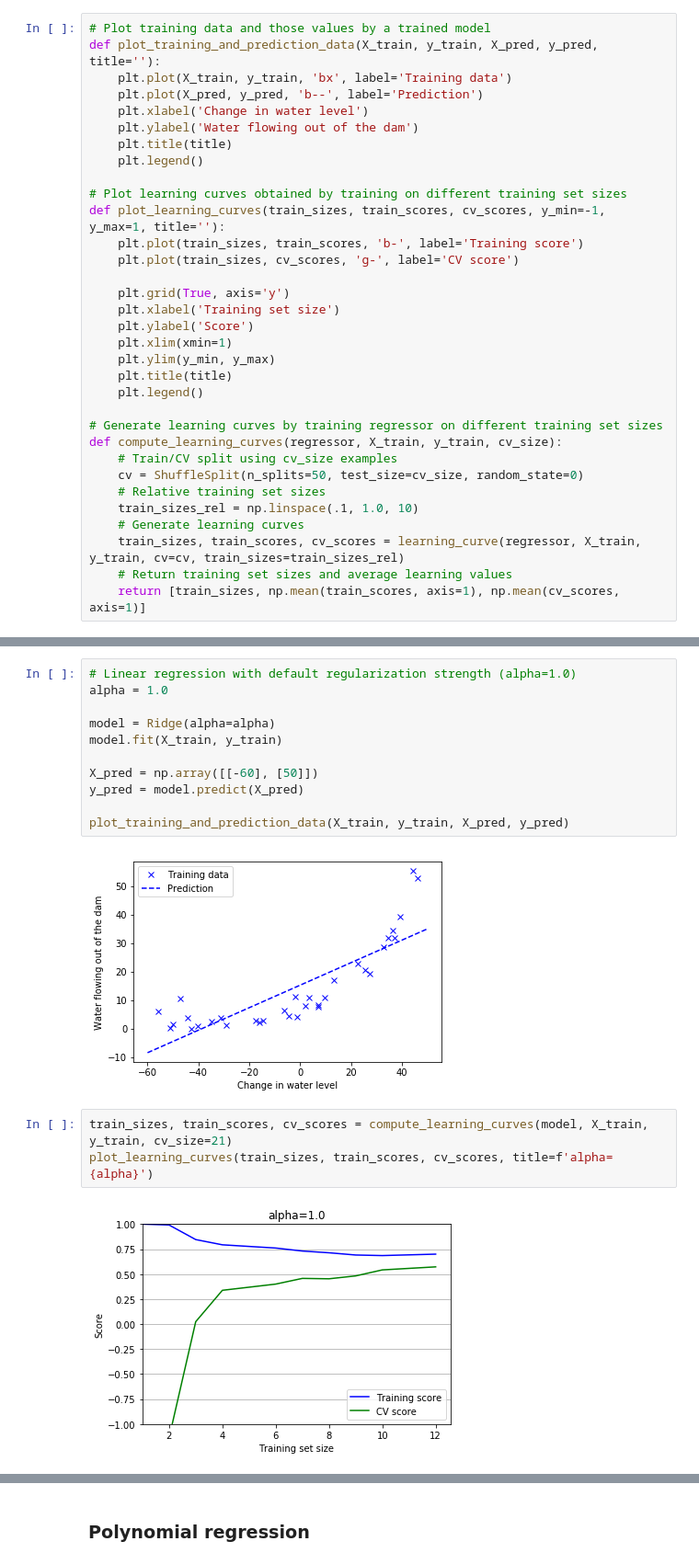
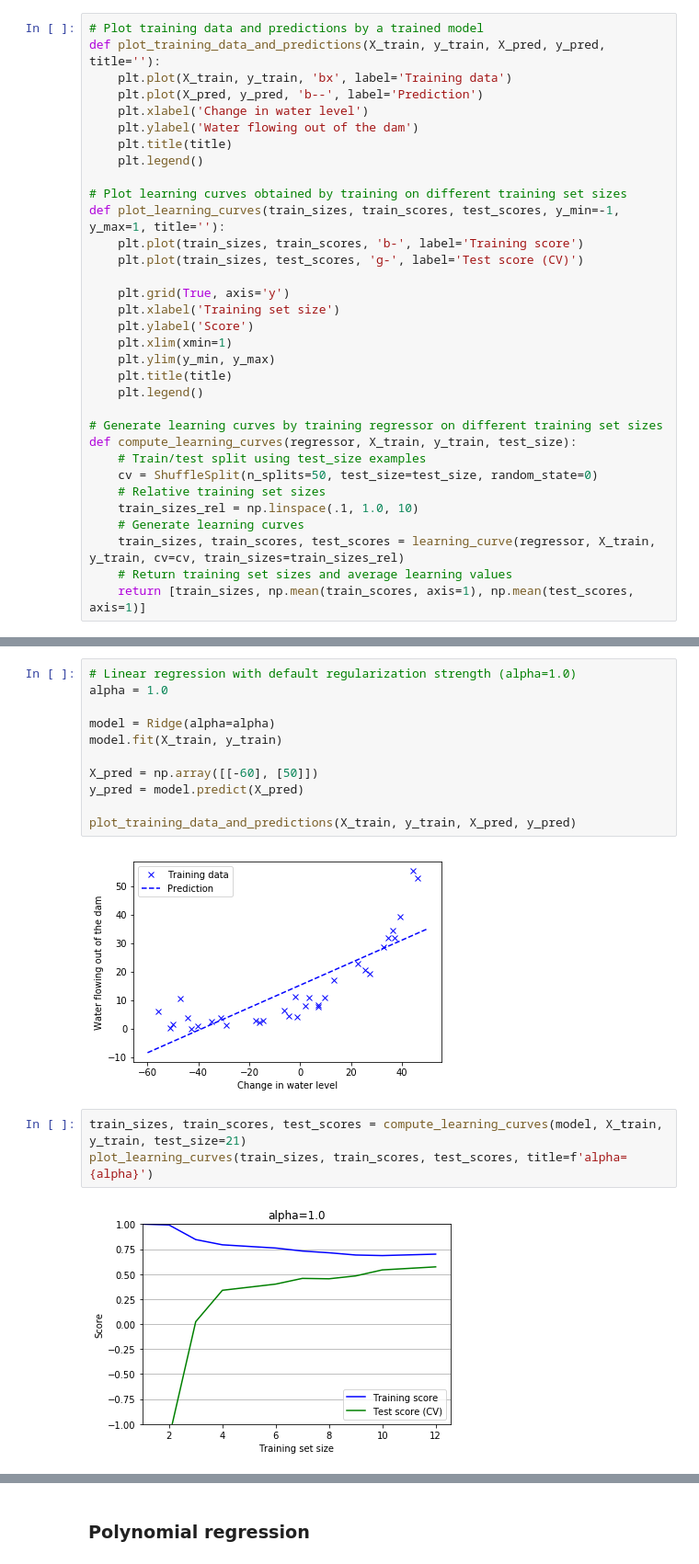
Before and after one commit to krasserm/machine-learning-notebooks, a Jupyter notebook: ml-ex5.ipynb, the cells around one changed output, grey strips where cells are left out. Shown at 92% size. Saved outputs shown, nothing was run; the diff lists cells and outputs as text.

```diff
--- a/ml-ex5.ipynb
+++ b/ml-ex5.ipynb
@@ -79,8 +79,8 @@ plt.legend()
 # %% [markdown]
 ### Utility functions
 # %%
-# Plot training data and those values by a trained model
-def plot_training_and_prediction_data(X_train, y_train, X_pred, y_pred, title=''):
+# Plot training data and predictions by a trained model
+def plot_training_data_and_predictions(X_train, y_train, X_pred, y_pred, title=''):
     plt.plot(X_train, y_train, 'bx', label='Training data')
     plt.plot(X_pred, y_pred, 'b--', label='Prediction')
     plt.xlabel('Change in water level')
@@ -89,9 +89,9 @@ def plot_training_and_prediction_data(X_train, y_train, X_pred, y_pred, title=''
     plt.legend()
 
 # Plot learning curves obtained by training on different training set sizes
-def plot_learning_curves(train_sizes, train_scores, cv_scores, y_min=-1, y_max=1, title=''):
+def plot_learning_curves(train_sizes, train_scores, test_scores, y_min=-1, y_max=1, title=''):
     plt.plot(train_sizes, train_scores, 'b-', label='Training score')
-    plt.plot(train_sizes, cv_scores, 'g-', label='CV score')
+    plt.plot(train_sizes, test_scores, 'g-', label='Test score (CV)')
 
     plt.grid(True, axis='y')
     plt.xlabel('Training set size')
@@ -102,15 +102,15 @@ def plot_learning_curves(train_sizes, train_scores, cv_scores, y_min=-1, y_max=1
     plt.legend()
 
 # Generate learning curves by training regressor on different training set sizes
-def compute_learning_curves(regressor, X_train, y_train, cv_size):
-    # Train/CV split using cv_size examples
-    cv = ShuffleSplit(n_splits=50, test_size=cv_size, random_state=0)
+def compute_learning_curves(regressor, X_train, y_train, test_size):
+    # Train/test split using test_size examples
+    cv = ShuffleSplit(n_splits=50, test_size=test_size, random_state=0)
     # Relative training set sizes
     train_sizes_rel = np.linspace(.1, 1.0, 10)
     # Generate learning curves
-    train_sizes, train_scores, cv_scores = learning_curve(regressor, X_train, y_train, cv=cv, train_sizes=train_sizes_rel)
+    train_sizes, train_scores, test_scores = learning_curve(regressor, X_train, y_train, cv=cv, train_sizes=train_sizes_rel)
     # Return training set sizes and average learning values
-    return [train_sizes, np.mean(train_scores, axis=1), np.mean(cv_scores, axis=1)]
+    return [train_sizes, np.mean(train_scores, axis=1), np.mean(test_scores, axis=1)]
 # %% [markdown]
 ### Linear Regression
 # %%
@@ -123,14 +123,14 @@ model.fit(X_train, y_train)
 X_pred = np.array([[-60], [50]])
 y_pred = model.predict(X_pred)
 
-plot_training_and_prediction_data(X_train, y_train, X_pred, y_pred)
+plot_training_data_and_predictions(X_train, y_train, X_pred, y_pred)
 # %% [output]
 [figure]
 # %%
-train_sizes, train_scores, cv_scores = compute_learning_curves(model, X_train, y_train, cv_size=21)
-plot_learning_curves(train_sizes, train_scores, cv_scores, title=f'alpha={alpha}')
+train_sizes, train_scores, test_scores = compute_learning_curves(model, X_train, y_train, test_size=21)
+plot_learning_curves(train_sizes, train_scores, test_scores, title=f'alpha={alpha}')
 # %% [output]
-[figure, old version]
+[figure, new version]
 # %%
 # Score on test set
 model.score(X_test, y_test)
```
Also changed, not shown: parts of 12 cells of this notebook, 3 other files.
